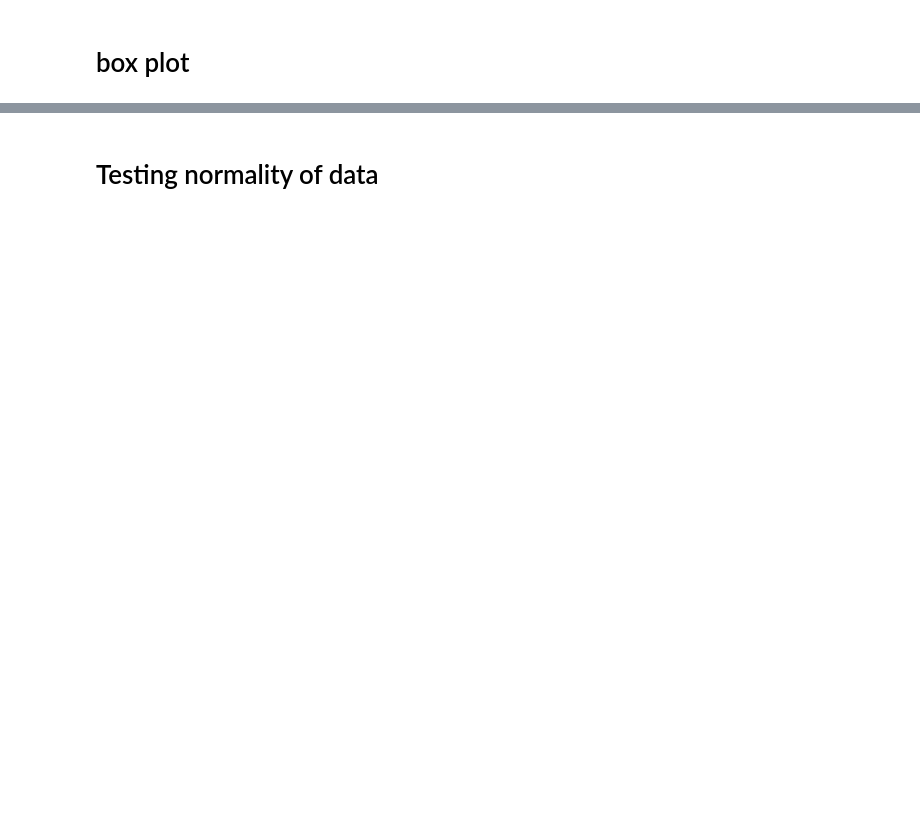
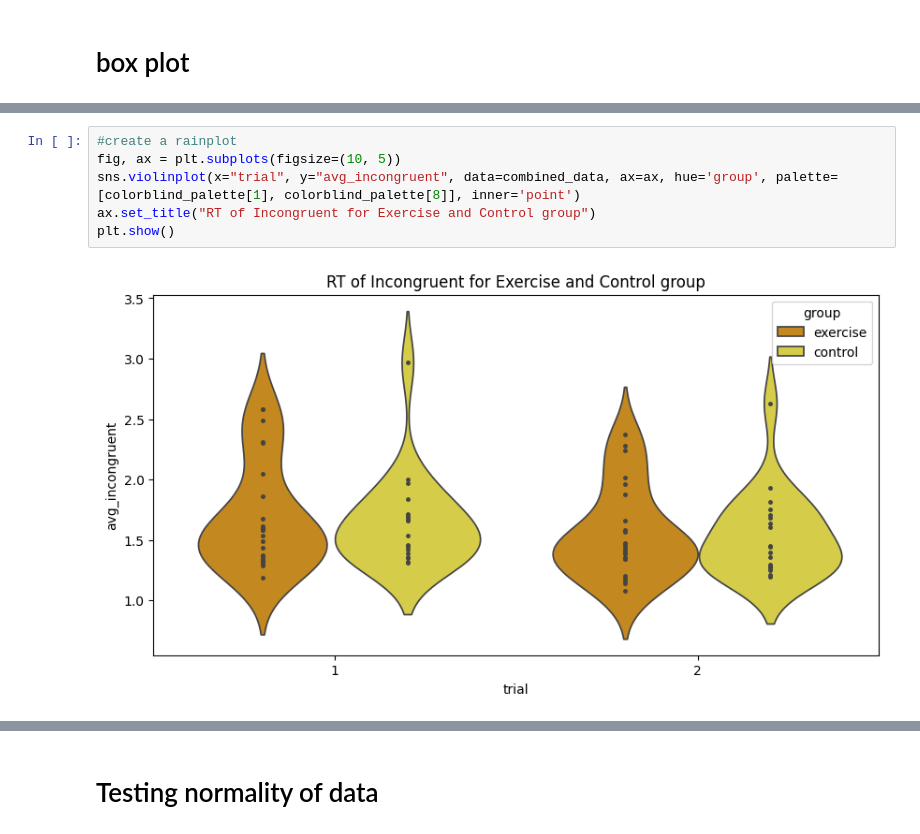
Before and after one commit to GermanButtiero/reaction_time, a Jupyter notebook: analysis.ipynb, the cells around one changed output, grey strips where cells are left out. Drawn from its saved outputs; the diff is of its cells as text; blank space fills up the shorter version.

```diff
--- a/analysis.ipynb
+++ b/analysis.ipynb
@@ -109,3 +108,11 @@ plt.show()
+# %%
+#create a rainplot
+fig, ax = plt.subplots(figsize=(10, 5))
+sns.violinplot(x="trial", y="avg_incongruent", data=combined_data, ax=ax, hue='group', palette=[colorblind_palette[1], colorblind_palette[8]], inner='point')
+ax.set_title("RT of Incongruent for Exercise and Control group")
+plt.show()
+# %% [output]
+[figure, added]
 # %%
 # Assuming execise is your DataFrame and colorblind_palette is defined
 fig, ax = plt.subplots(2, 1, figsize=(10, 10))
```
Also changed, not shown: parts of 10 cells of this notebook, 1 other file.
